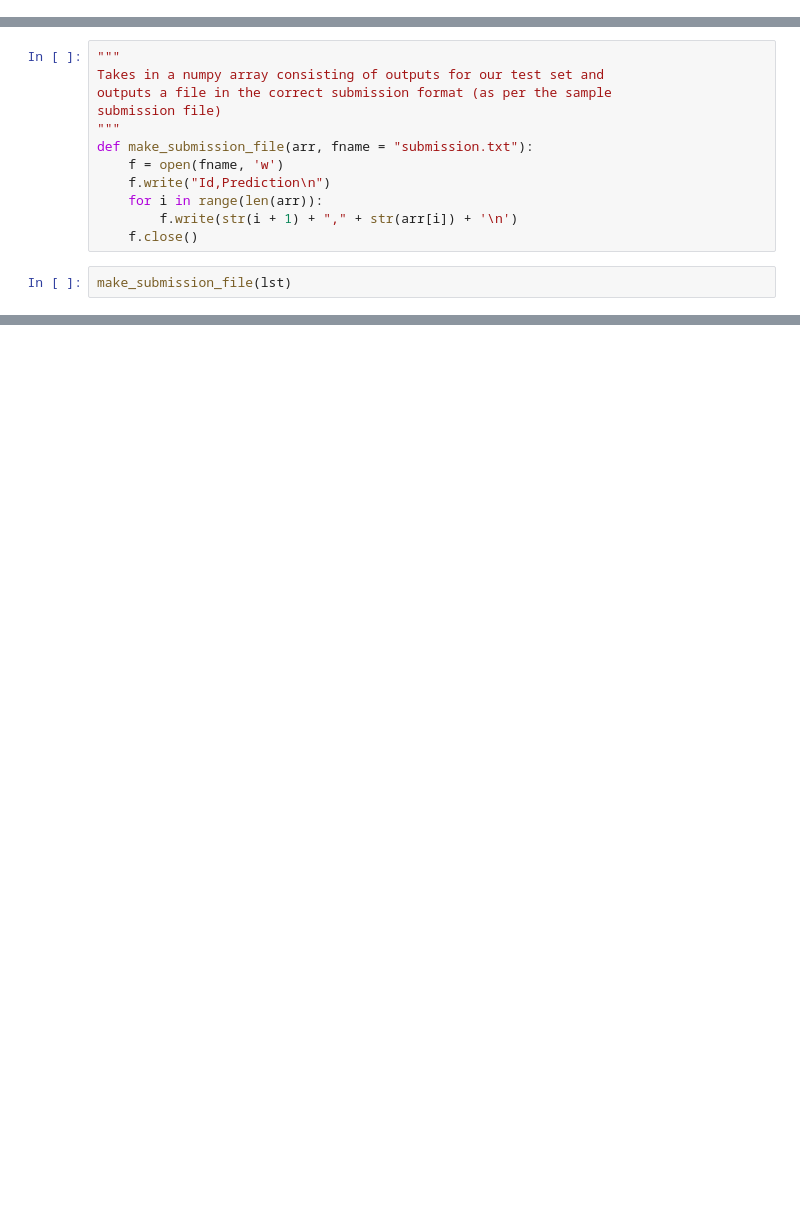
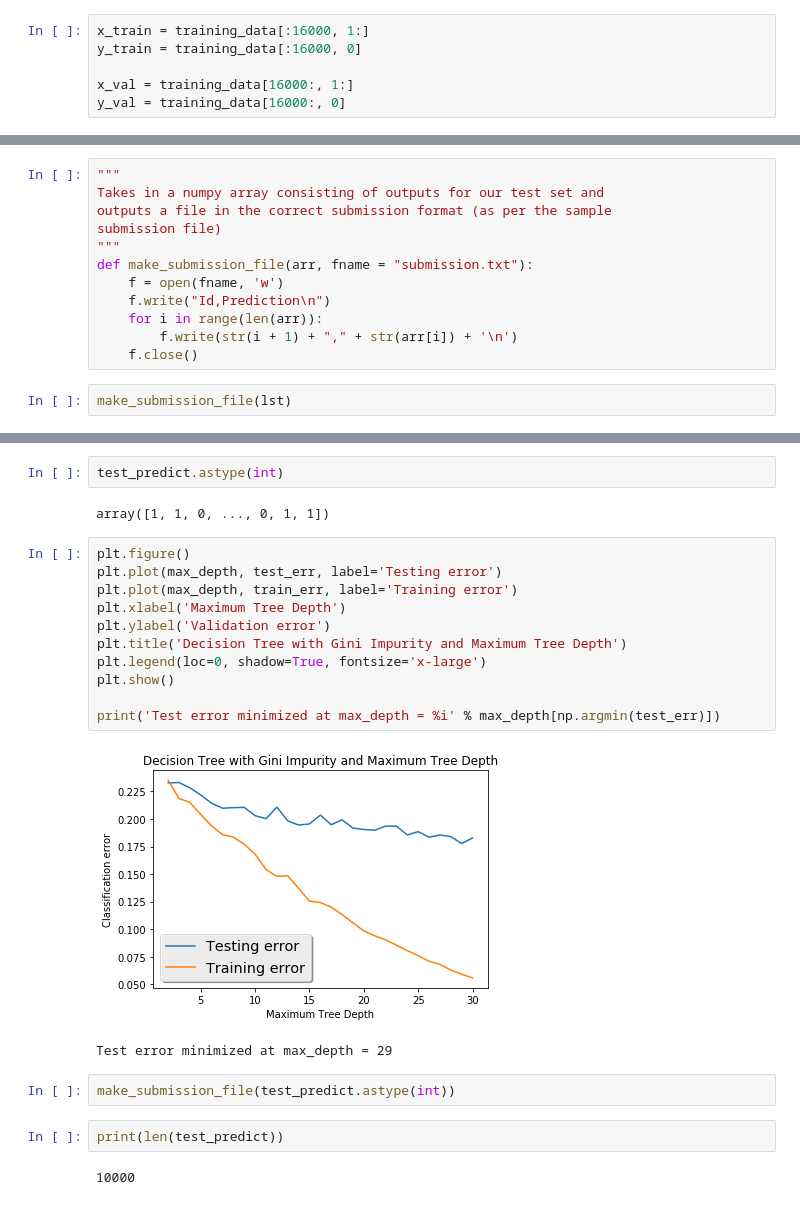
Before and after one commit to kkarnik/CS155_Sentiment_Analysis, a Jupyter notebook: CS 155 Miniproject 1.ipynb, the cells around one changed output, grey strips where cells are left out. Saved outputs shown, nothing was run; the diff lists cells and outputs as text; blank space fills up the shorter version.

```diff
--- a/CS 155 Miniproject 1.ipynb
+++ b/CS 155 Miniproject 1.ipynb
@@ -23,3 +29,9 @@ test_data = np.loadtxt("test_data.txt", skiprows = 1)
 # %%
 x_train = training_data[:, 1:]
 y_train = training_data[:, 0]
+# %%
+x_train = training_data[:16000, 1:]
+y_train = training_data[:16000, 0]
+
+x_val = training_data[16000:, 1:]
+y_val = training_data[16000:, 0]
@@ -82,0 +225,24 @@ make_submission_file(lst)
+# %%
+test_predict.astype(int)
+# %% [output]
+array([1, 1, 0, ..., 0, 1, 1])
+# %%
+plt.figure()
+plt.plot(max_depth, test_err, label='Testing error')
+plt.plot(max_depth, train_err, label='Training error')
+plt.xlabel('Maximum Tree Depth')
+plt.ylabel('Validation error')
+plt.title('Decision Tree with Gini Impurity and Maximum Tree Depth')
+plt.legend(loc=0, shadow=True, fontsize='x-large')
+plt.show()
+
+print('Test error minimized at max_depth = %i' % max_depth[np.argmin(test_err)])
+# %% [output]
+[figure, added]
+Test error minimized at max_depth = 29
+# %%
+make_submission_file(test_predict.astype(int))
+# %%
+print(len(test_predict))
+# %% [output]
+10000
```
Also changed, not shown: parts of 7 cells of this notebook.
